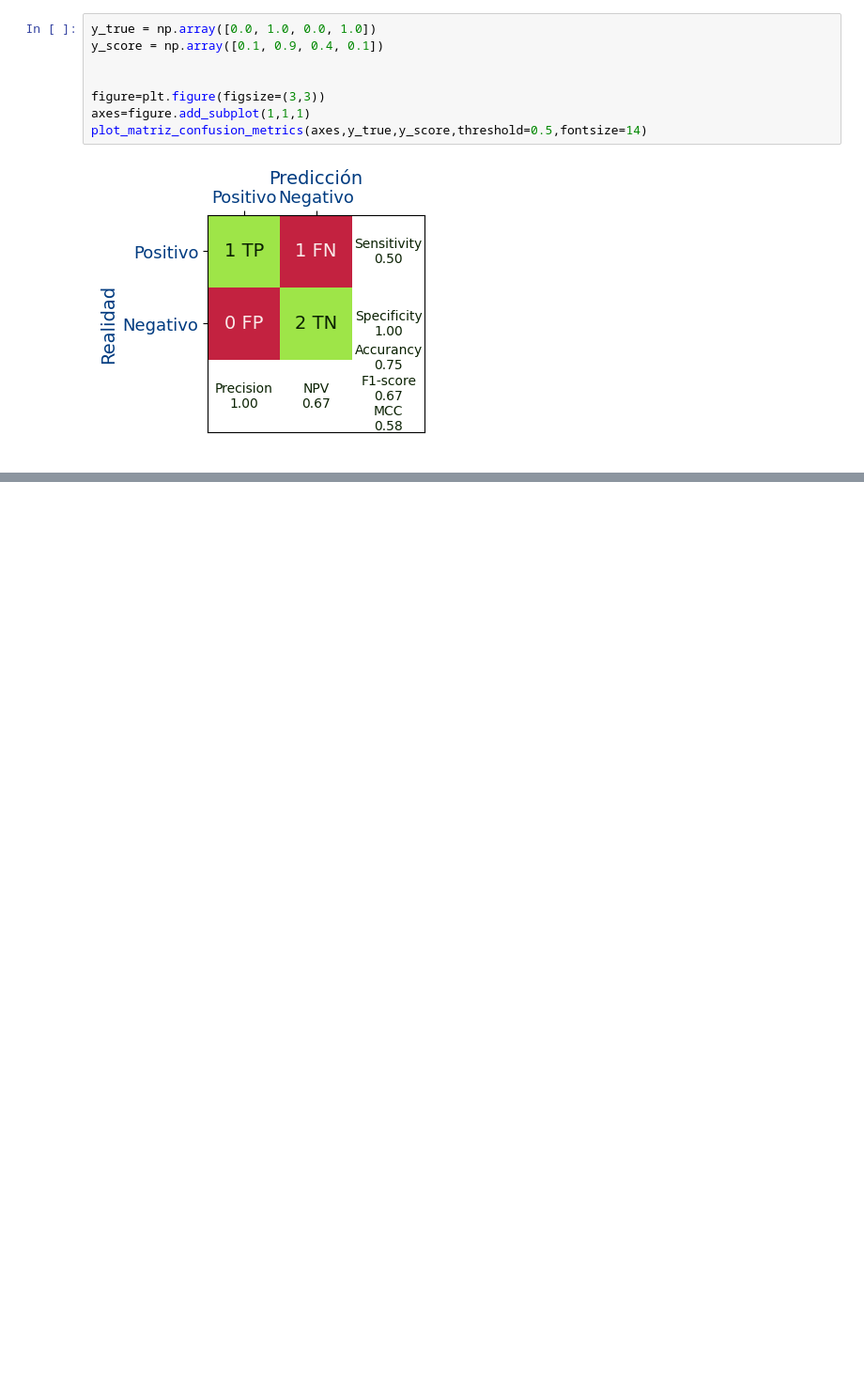
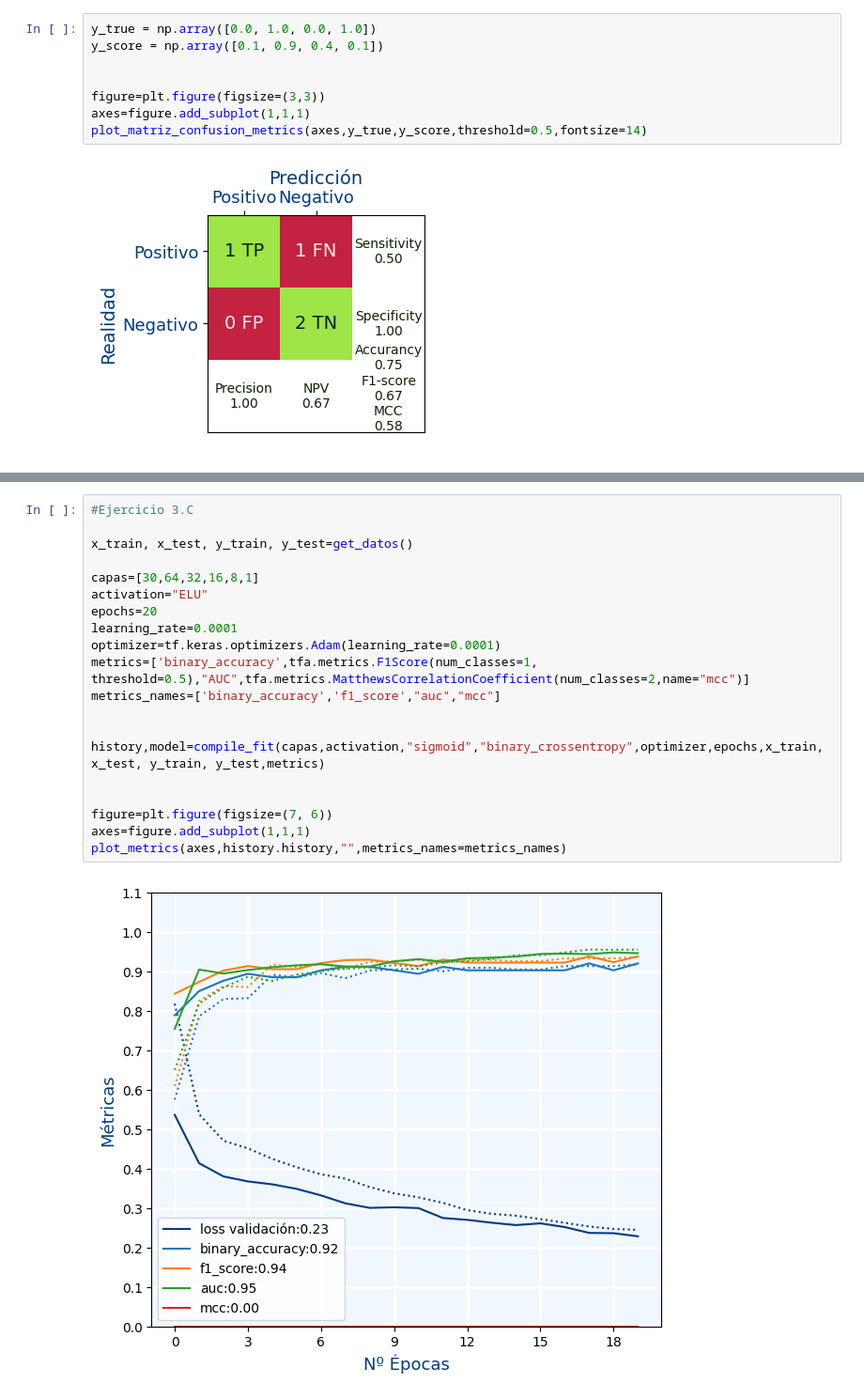
Before and after one commit to logongas/soluciones_ejercicios_modulo_pia, a Jupyter notebook: tema_07/ejercicios_tema_07_c_metricas.ipynb, the cells around one changed output, grey strips where cells are left out. Shown at 94% size. Saved outputs shown, nothing was run; the diff lists cells and outputs as text; blank space fills up the shorter version.

```diff
--- a/tema_07/ejercicios_tema_07_c_metricas.ipynb
+++ b/tema_07/ejercicios_tema_07_c_metricas.ipynb
@@ -284,0 +356,22 @@ sklearn.metrics.f1_score(t,p)
+# %%
+#Ejercicio 3.C
+
+x_train, x_test, y_train, y_test=get_datos()
+
+capas=[30,64,32,16,8,1]
+activation="ELU"
+epochs=20
+learning_rate=0.0001
+optimizer=tf.keras.optimizers.Adam(learning_rate=0.0001)
+metrics=['binary_accuracy',tfa.metrics.F1Score(num_classes=1, threshold=0.5),"AUC",tfa.metrics.MatthewsCorrelationCoefficient(num_classes=2,name="mcc")]
+metrics_names=['binary_accuracy','f1_score',"auc","mcc"]
+
+
+history,model=compile_fit(capas,activation,"sigmoid","binary_crossentropy",optimizer,epochs,x_train, x_test, y_train, y_test,metrics)
+
+
+figure=plt.figure(figsize=(7, 6))
+axes=figure.add_subplot(1,1,1)
+plot_metrics(axes,history.history,"",metrics_names=metrics_names)
+# %% [output]
+[figure, added]
```
Also changed, not shown: parts of 6 cells of this notebook.
